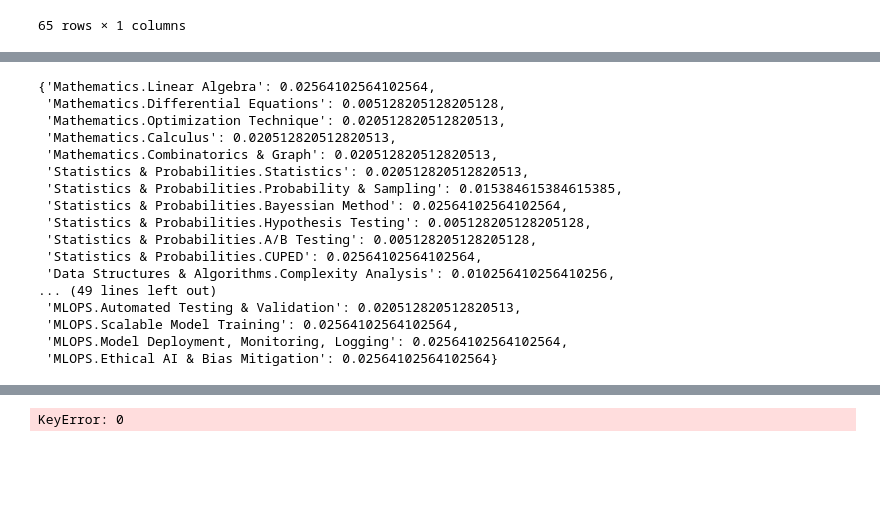
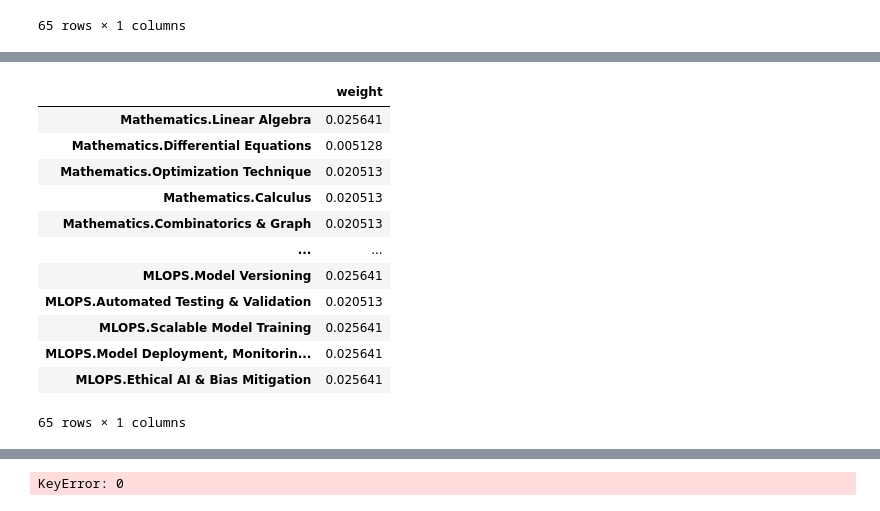
Before and after one commit to TK-Bunga-Matahari/shinchan, a Jupyter notebook: playgorund/competence_assesment/competence_assesment.ipynb, the cells around one changed output, grey strips where cells are left out. Saved outputs shown, nothing was run; the diff lists cells and outputs as text; code cells hidden in the pictures; blank space fills up the shorter version.

```diff
--- a/playgorund/competence_assesment/competence_assesment.ipynb
+++ b/playgorund/competence_assesment/competence_assesment.ipynb
@@ -158,34 +162,31 @@ rcd_acd
 # %%
 required = {}
 weight = {}
 
 for i, val in rcd_acd['T1'].items():
   required[i] = val
 
 total_req = sum(required.values())
 
 for key, val in required.items():
   weight[key] = val/total_req
 
-weight
+weight_df = pd.DataFrame.from_dict(weight, orient='index', columns=['weight'])
+weight_df
 # %% [output]
+|  | weight |
+| Mathematics.Linear Algebra | 0.025641 |
+| Mathematics.Differential Equations | 0.005128 |
+| Mathematics.Optimization Technique | 0.020513 |
+| Mathematics.Calculus | 0.020513 |
+| Mathematics.Combinatorics & Graph | 0.020513 |
+| ... | ... |
+| MLOPS.Model Versioning | 0.025641 |
+| MLOPS.Automated Testing & Validation | 0.020513 |
+| MLOPS.Scalable Model Training | 0.025641 |
+| MLOPS.Model Deployment, Monitorin... | 0.025641 |
+| MLOPS.Ethical AI & Bias Mitigation | 0.025641 |
-{'Mathematics.Linear Algebra': 0.02564102564102564,
- 'Mathematics.Differential Equations': 0.005128205128205128,
- 'Mathematics.Optimization Technique': 0.020512820512820513,
- 'Mathematics.Calculus': 0.020512820512820513,
- 'Mathematics.Combinatorics & Graph': 0.020512820512820513,
- 'Statistics & Probabilities.Statistics': 0.020512820512820513,
- 'Statistics & Probabilities.Probability & Sampling': 0.015384615384615385,
- 'Statistics & Probabilities.Bayessian Method': 0.02564102564102564,
- 'Statistics & Probabilities.Hypothesis Testing': 0.005128205128205128,
- 'Statistics & Probabilities.A/B Testing': 0.005128205128205128,
- 'Statistics & Probabilities.CUPED': 0.02564102564102564,
- 'Data Structures & Algorithms.Complexity Analysis': 0.010256410256410256,
-... (49 lines left out)
- 'MLOPS.Automated Testing & Validation': 0.020512820512820513,
- 'MLOPS.Scalable Model Training': 0.02564102564102564,
- 'MLOPS.Model Deployment, Monitoring, Logging': 0.02564102564102564,
- 'MLOPS.Ethical AI & Bias Mitigation': 0.02564102564102564}
+65 rows × 1 columns
 # %%
 competency = {}
 index_name = []
```
Also changed, not shown: parts of 8 cells of this notebook.
